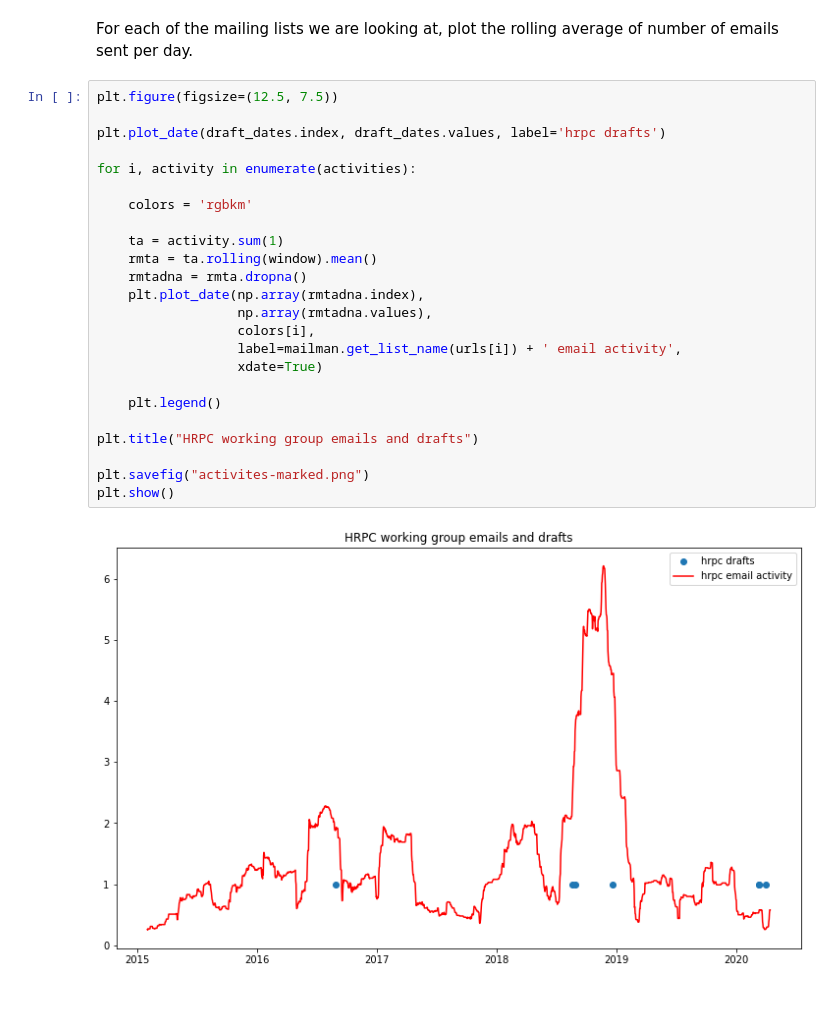
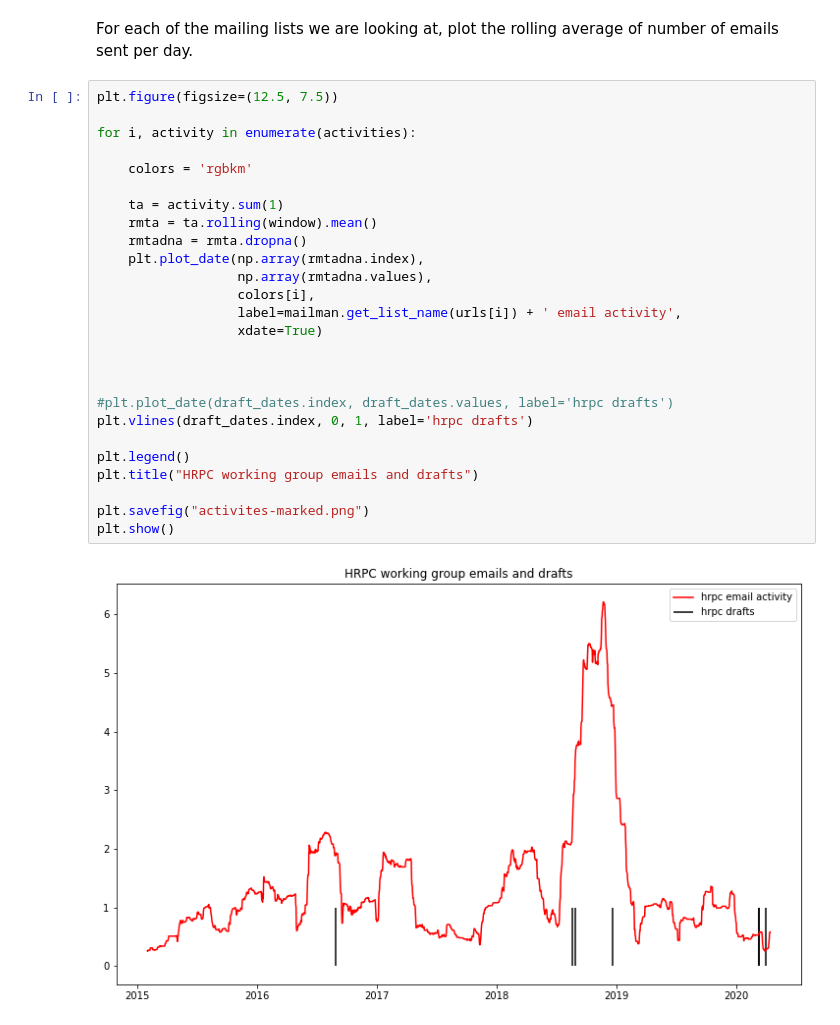
Before and after one commit to datactive/bigbang, a Jupyter notebook: examples/experimental_notebooks/Working Group Emails and Drafts.ipynb, the cells around one changed output. Cells and saved outputs as stored; diff of their text form.

Commit message:
vertical lines for drafts

```diff
--- a/examples/experimental_notebooks/Working Group Emails and Drafts.ipynb
+++ b/examples/experimental_notebooks/Working Group Emails and Drafts.ipynb
@@ -88,27 +88,29 @@ window = 100
 For each of the mailing lists we are looking at, plot the rolling average of number of emails sent per day.
 # %%
 plt.figure(figsize=(12.5, 7.5))
-
-plt.plot_date(draft_dates.index, draft_dates.values, label='hrpc drafts')
 
 for i, activity in enumerate(activities):
 
     colors = 'rgbkm'
 
     ta = activity.sum(1)
     rmta = ta.rolling(window).mean()
     rmtadna = rmta.dropna()
     plt.plot_date(np.array(rmtadna.index),
                   np.array(rmtadna.values),
                   colors[i],
                   label=mailman.get_list_name(urls[i]) + ' email activity',
                   xdate=True)
 
-    plt.legend()
 
+
+#plt.plot_date(draft_dates.index, draft_dates.values, label='hrpc drafts')
+plt.vlines(draft_dates.index, 0, 1, label='hrpc drafts')
+
+plt.legend()
 plt.title("HRPC working group emails and drafts")
 
 plt.savefig("activites-marked.png")
 plt.show()
 # %% [output]
-[figure, old version]
+[figure, new version]
```
